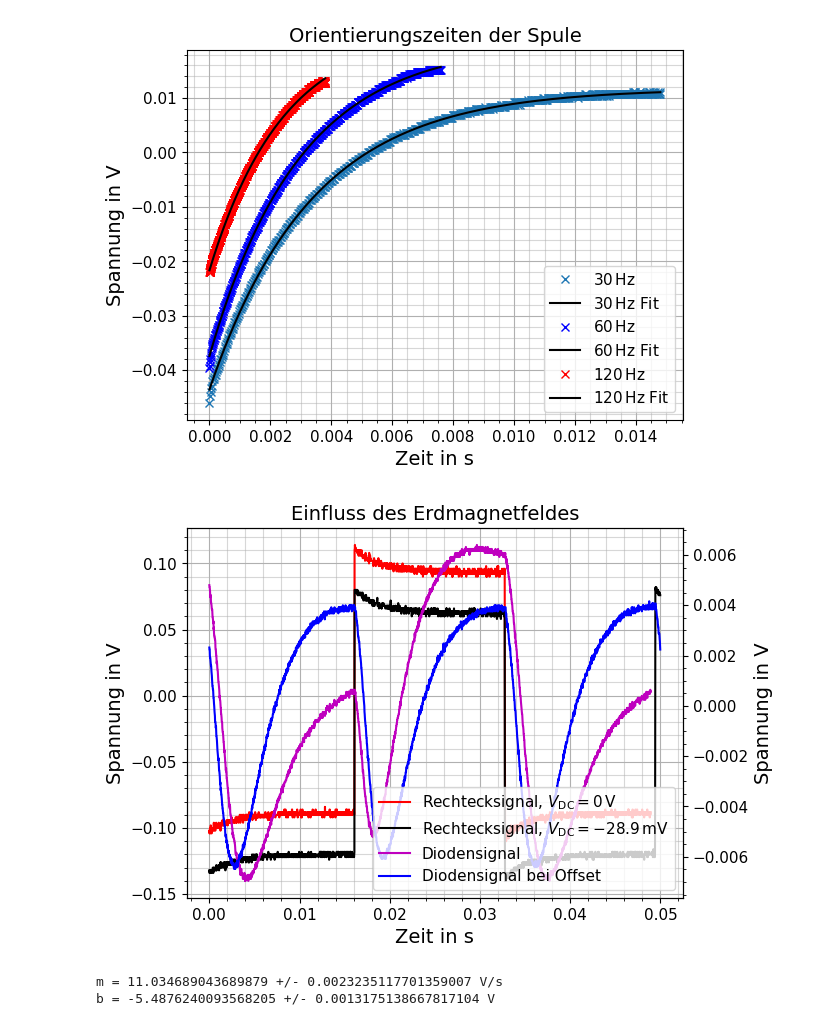
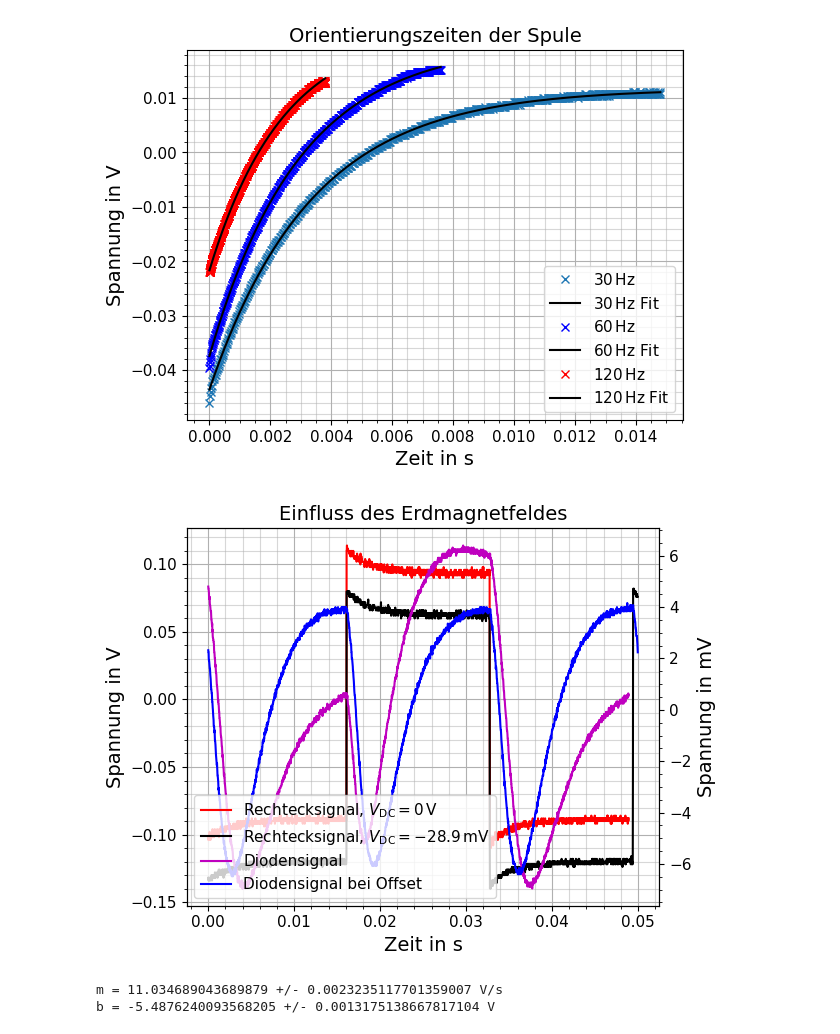
Before and after one commit to NicolasRohrbeck/fprak, a Jupyter notebook: scripts/optpumpen.ipynb, the cells around one changed output. Saved outputs shown, nothing was run; the diff lists cells and outputs as text; code cells hidden in the pictures.

Commit message:
opt noch mehr tight layout

```diff
--- a/scripts/optpumpen.ipynb
+++ b/scripts/optpumpen.ipynb
@@ -269,37 +268,38 @@ import os
 
 zeit1, rechteck1, diode1= np.loadtxt(r'../Messdaten/20260511_Optisches_Pumpen/5_para_30Hz_200mVpp_-34mV6off.dat', skiprows=0, unpack=True, delimiter='\t')
 zeit2, rechteck2, diode2= np.loadtxt(r'../Messdaten/20260511_Optisches_Pumpen/5_para_30Hz_200mVpp_0off.dat', skiprows=53, unpack=True, delimiter='\t')
 
 #zeit2 so verschieben, dass die Rechtecksignale übereinander liegen
 zeit2 = zeit2 - zeit2[0]
 
 fig, ax1 = plt.subplots()
 ax2 = ax1.twinx()
 
 ax1.plot(zeit2, rechteck2, "-r", label=r"Rechtecksignal, $V_\text{DC}=0\,\text{V}$")
-ax2.plot(zeit2, diode2, "-m", label=r"Diodensignal")
+ax2.plot(zeit2, diode2*1e3, "-m", label=r"Diodensignal")
 ax1.plot(zeit1, rechteck1, "-k", label=r"Rechtecksignal, $V_\text{DC}=-28.9\,\text{mV}$")
-ax2.plot(zeit1, diode1, "-b", label=r"Diodensignal bei Offset")
+ax2.plot(zeit1, diode1*1e3, "-b", label=r"Diodensignal bei Offset")
 
 ax1.set_xlabel("Zeit in s", fontsize=14)
 ax1.set_ylabel("Spannung in V", fontsize=14)
 ax1.tick_params(labelsize=11)
-ax2.set_ylabel("Spannung in V", fontsize=14)
+ax2.set_ylabel("Spannung in mV", fontsize=14)
 ax2.tick_params(labelsize=11)
 
 ax1.minorticks_on()
 ax1.grid(which='major')
 ax1.grid(which='minor', alpha=0.5)
 ax2.minorticks_on()
 
 #beide Legenden in einer Legende zusammenfassen
 handles1, labels1 = ax1.get_legend_handles_labels()
 handles2, labels2 = ax2.get_legend_handles_labels()
 ax2.legend(handles1 + handles2, labels1 + labels2, fontsize=11)
 ax1.set_title("Einfluss des Erdmagnetfeldes", fontsize=14)
+plt.tight_layout()
 #fig.savefig("../Bilder/Optisches Pumpen/Erdmagnetfeld.pdf")
 # %% [output]
-[figure, old version]
+[figure, new version]
 # %%
 #RF-Messung bei moduliertem Magnetfeld -> g-Faktor
 
```
Also changed, not shown: parts of 2 cells of this notebook, 2 other files.
